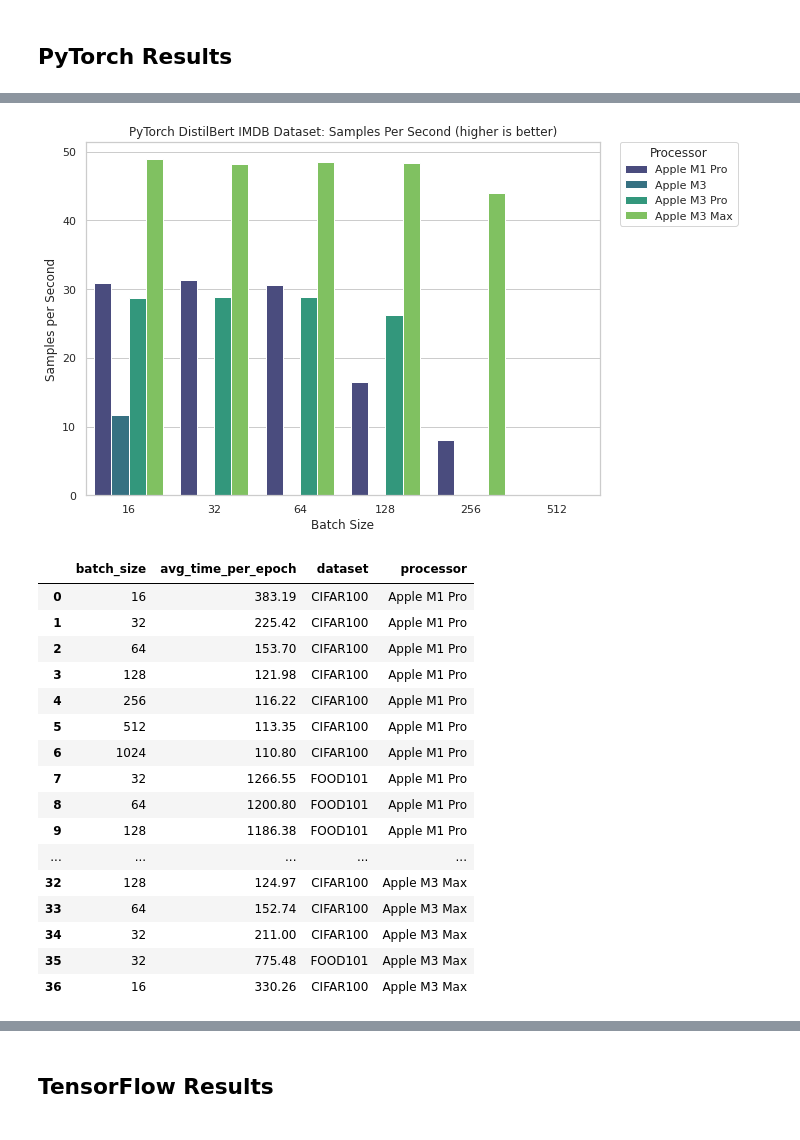
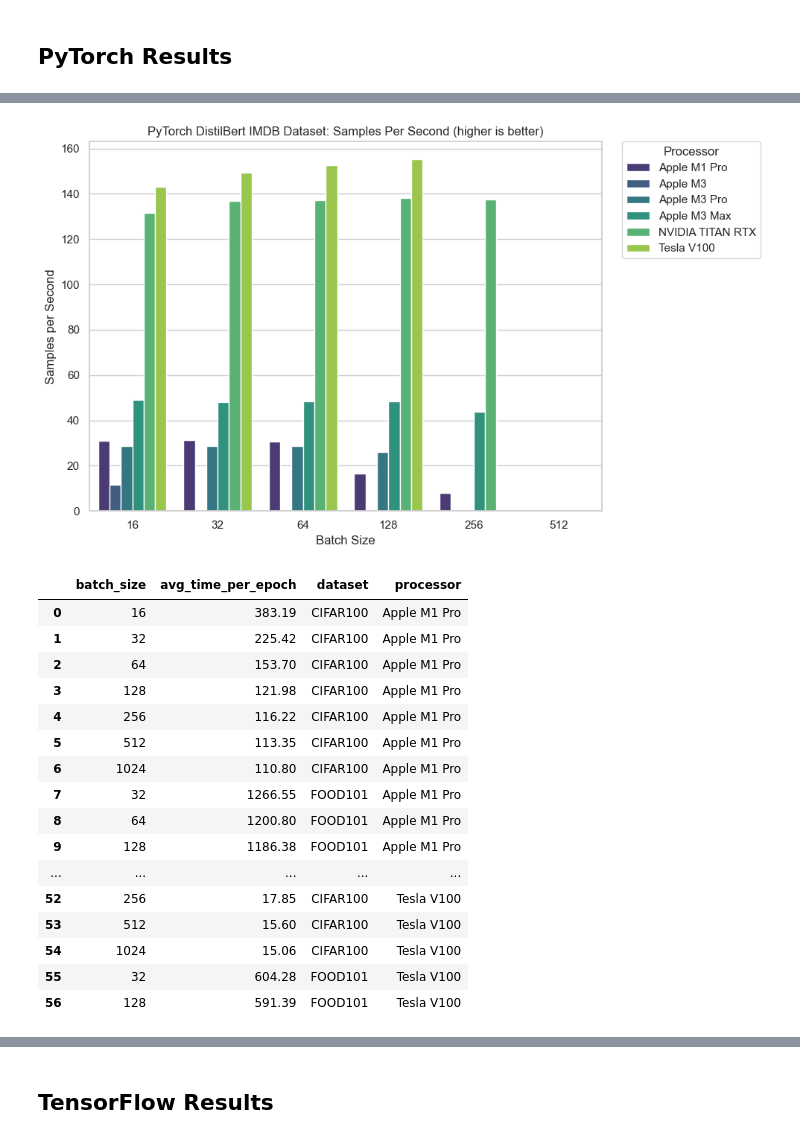
Before and after one commit to mrdbourke/mac-ml-speed-test, a Jupyter notebook: results_explorer.ipynb, the cells around one changed output, grey strips where cells are left out. Drawn from its saved outputs; the diff is of its cells as text; code cells hidden in the pictures.

```diff
--- a/results_explorer.ipynb
+++ b/results_explorer.ipynb
@@ -26,7 +26,7 @@ processor_to_name_dict = {
     "apple_m3_max": "Apple_M3_Max",
 }
 
-processor_order = ['Apple M1 Pro', 'Apple M3', 'Apple M3 Pro', 'Apple M3 Max']
+processor_order = ['Apple M1 Pro', 'Apple M3', 'Apple M3 Pro', 'Apple M3 Max', 'NVIDIA TITAN RTX', 'Tesla V100']
 
 def sort_df_by_target_column(df, targ_column="processor", targ_order=processor_order):
     df[targ_column] = pd.Categorical(df[targ_column], categories=targ_order, ordered=True)
@@ -56,7 +56,7 @@ dataset_name = "IMDB"
 pytorch_results_nlp_dfs = []
 for file in pytorch_results_nlp_files:
     df = pd.read_csv(file)
-    df["processor"] = str(file.stem).split("IMDB")[0].replace("_", " ").strip()
+    df["processor"] = str(file.stem).split("IMDB")[0].replace("_", " ").strip().split("-")[0].strip()
     pytorch_results_nlp_dfs.append(df)
 
 # Combine all csv files into one dataframe
@@ -100,8 +100,9 @@ def plot_data_results(data,
                       palette="viridis",
                       xlabel="Batch Size",
                       ylabel="Average Time per Epoch (seconds)",
+                      legend=True,
                       legend_loc="upper left",
-                      legend_order=["Apple_M1_Pro", "Apple_M3", "Apple_M3_Pro", "Apple_M3_Max"],
+                      legend_order=processor_order,
                       legend_title="Processor",
                       tight_layout=True):
 
@@ -130,41 +131,42 @@ def plot_data_results(data,
     # Create a dictionary mapping from label to handle
     label_to_handle = dict(zip(labels, handles))
 
     # Reorder handles using the new order of labels
     ordered_handles = [label_to_handle[label] for label in legend_order if label in label_to_handle]
 
-    # Create the new legend
-    plt.legend(ordered_handles,
-               legend_order,
-               title=legend_title,
-               loc=legend_loc,
-               bbox_to_anchor=(1.04, 1),
-               borderaxespad=0)
+    if legend:
+        # Create the new legend
+        plt.legend(ordered_handles,
+                    legend_order,
+                    title=legend_title,
+                    loc=legend_loc,
+                    bbox_to_anchor=(1.04, 1),
+                    borderaxespad=0)
 
     # If tight layout, set it
     if tight_layout:
         plt.tight_layout()
 
     plt.show()
 
 # Plot train samples per second
 import matplotlib.pyplot as plt
 import seaborn as sns
 
 plot_data_results(data=pytorch_results_nlp_df,
                  x_col_to_plot="batch_size",
                  y_col_to_plot="train_samples_per_second",
                  title="PyTorch DistilBert IMDB Dataset: Samples Per Second (higher is better)",
                  hue="processor",
                  palette="viridis",
                  xlabel="Batch Size",
                  ylabel="Samples per Second",
                  legend_loc="upper left",
                  legend_order=processor_order,
                  legend_title="Processor",
                  tight_layout=True)
 # %% [output]
-[figure, old version]
+[figure, new version]
 # %%
 # PyTorch CV CIFAR100
 
@@ -177,11 +179,11 @@ for file in pytorch_results_cv_files:
     df = pd.read_csv(file)
     if "CIFAR100" in str(file.stem):
         df["dataset"] = "CIFAR100"
-        df["processor"] = str(file.stem).split("CIFAR100")[0].replace("_", " ").strip()
+        df["processor"] = str(file.stem).split("CIFAR100")[0].replace("_", " ").strip().split("-")[0].strip()
 
     if "FOOD101" in str(file.stem):
         df["dataset"] = "FOOD101"
-        df["processor"] = str(file.stem).split("FOOD101")[0].replace("_", " ").strip()
+        df["processor"] = str(file.stem).split("FOOD101")[0].replace("_", " ").strip().split("-")[0].strip()
 
     pytorch_results_cv_dfs.append(df)
 
@@ -213,11 +215,11 @@ pytorch_results_cv_df
 | 8 | 64 | 1200.80 | FOOD101 | Apple M1 Pro |
 | 9 | 128 | 1186.38 | FOOD101 | Apple M1 Pro |
 | ... | ... | ... | ... | ... |
-| 32 | 128 | 124.97 | CIFAR100 | Apple M3 Max |
-| 33 | 64 | 152.74 | CIFAR100 | Apple M3 Max |
-| 34 | 32 | 211.00 | CIFAR100 | Apple M3 Max |
-| 35 | 32 | 775.48 | FOOD101 | Apple M3 Max |
-| 36 | 16 | 330.26 | CIFAR100 | Apple M3 Max |
+| 52 | 256 | 17.85 | CIFAR100 | Tesla V100 |
+| 53 | 512 | 15.60 | CIFAR100 | Tesla V100 |
+| 54 | 1024 | 15.06 | CIFAR100 | Tesla V100 |
+| 55 | 32 | 604.28 | FOOD101 | Tesla V100 |
+| 56 | 128 | 591.39 | FOOD101 | Tesla V100 |
 # %%
 # Separate data for FOOD101 and CIFAR100
 pytorch_cv_food101_data = pytorch_results_cv_df[pytorch_results_cv_df["dataset"] == "FOOD101"]
```
Also changed, not shown: parts of 10 cells of this notebook.
